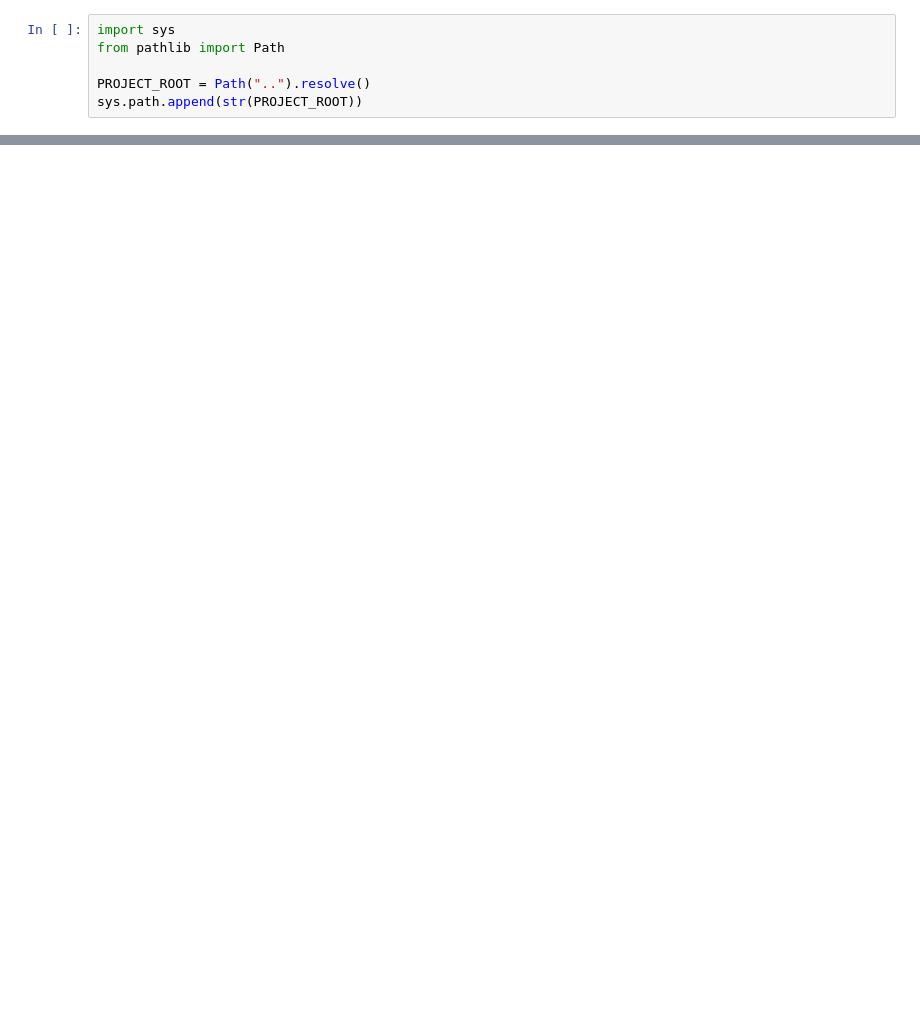
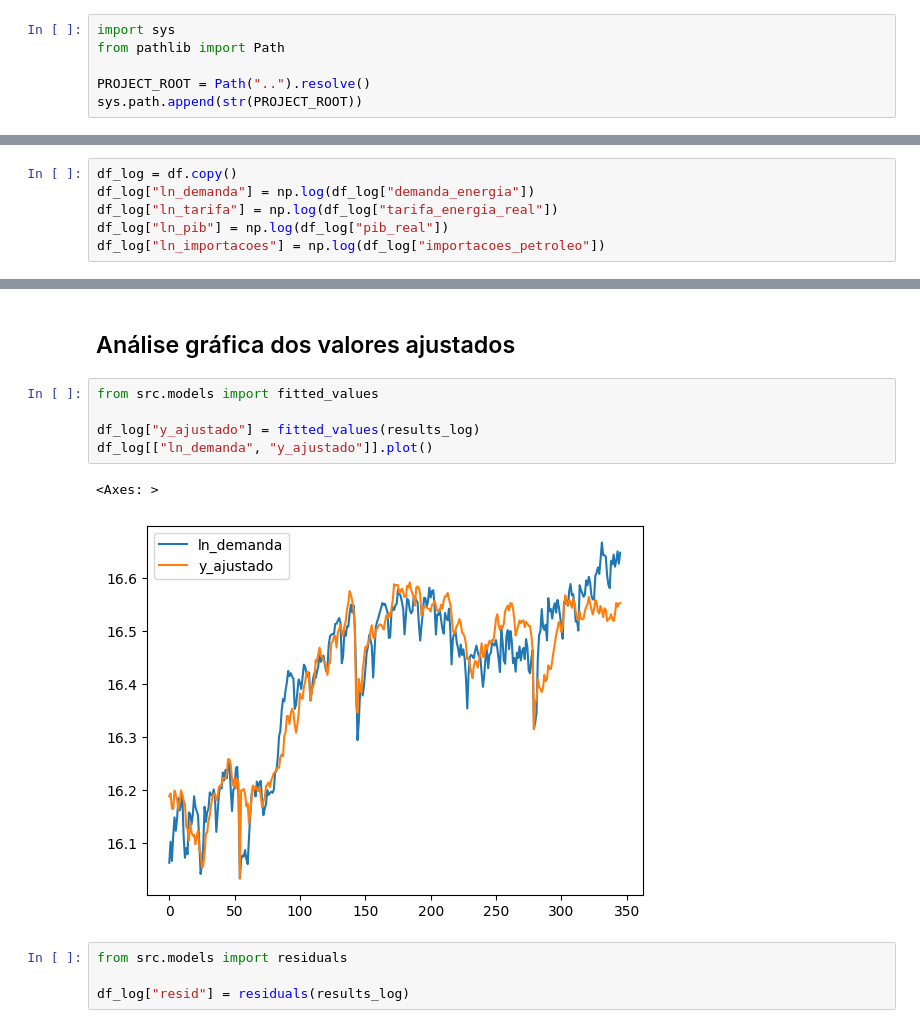
Before and after one commit to AlmyrGodoy/energy_demand_brazil, a Jupyter notebook: notebooks/04_estimation.ipynb, the cells around one changed output, grey strips where cells are left out. Saved outputs shown, nothing was run; the diff lists cells and outputs as text; blank space fills up the shorter version.

```diff
--- a/notebooks/04_estimation.ipynb
+++ b/notebooks/04_estimation.ipynb
@@ -46,0 +55,6 @@ strong multicollinearity or other numerical problems.
+# %%
+df_log = df.copy()
+df_log["ln_demanda"] = np.log(df_log["demanda_energia"])
+df_log["ln_tarifa"] = np.log(df_log["tarifa_energia_real"])
+df_log["ln_pib"] = np.log(df_log["pib_real"])
+df_log["ln_importacoes"] = np.log(df_log["importacoes_petroleo"])
@@ -46,0 +95,14 @@ strong multicollinearity or other numerical problems.
+# %% [markdown]
+## Análise gráfica dos valores ajustados
+# %%
+from src.models import fitted_values
+
+df_log["y_ajustado"] = fitted_values(results_log)
+df_log[["ln_demanda", "y_ajustado"]].plot()
+# %% [output]
+<Axes: >
+[figure, added]
+# %%
+from src.models import residuals
+
+df_log["resid"] = residuals(results_log)
```
Also changed, not shown: parts of 8 cells of this notebook, 3 other files.
